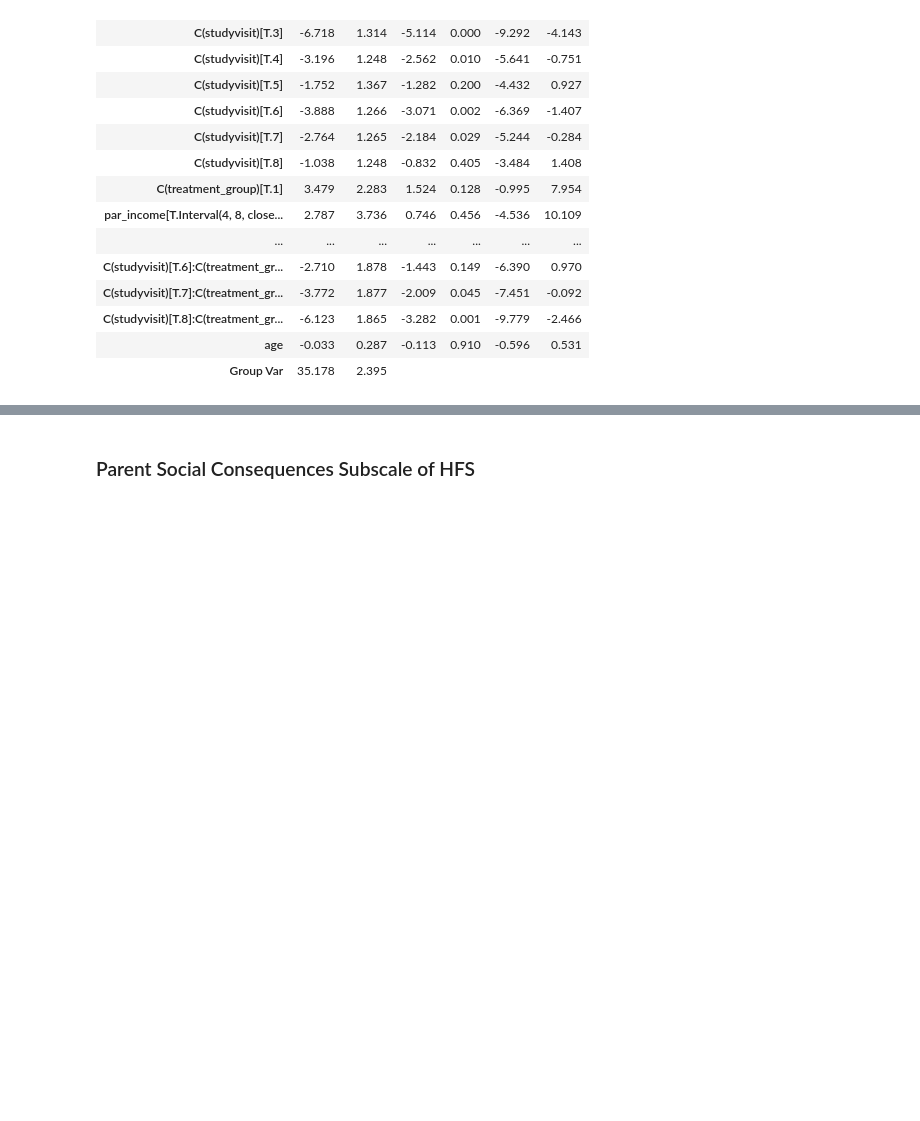
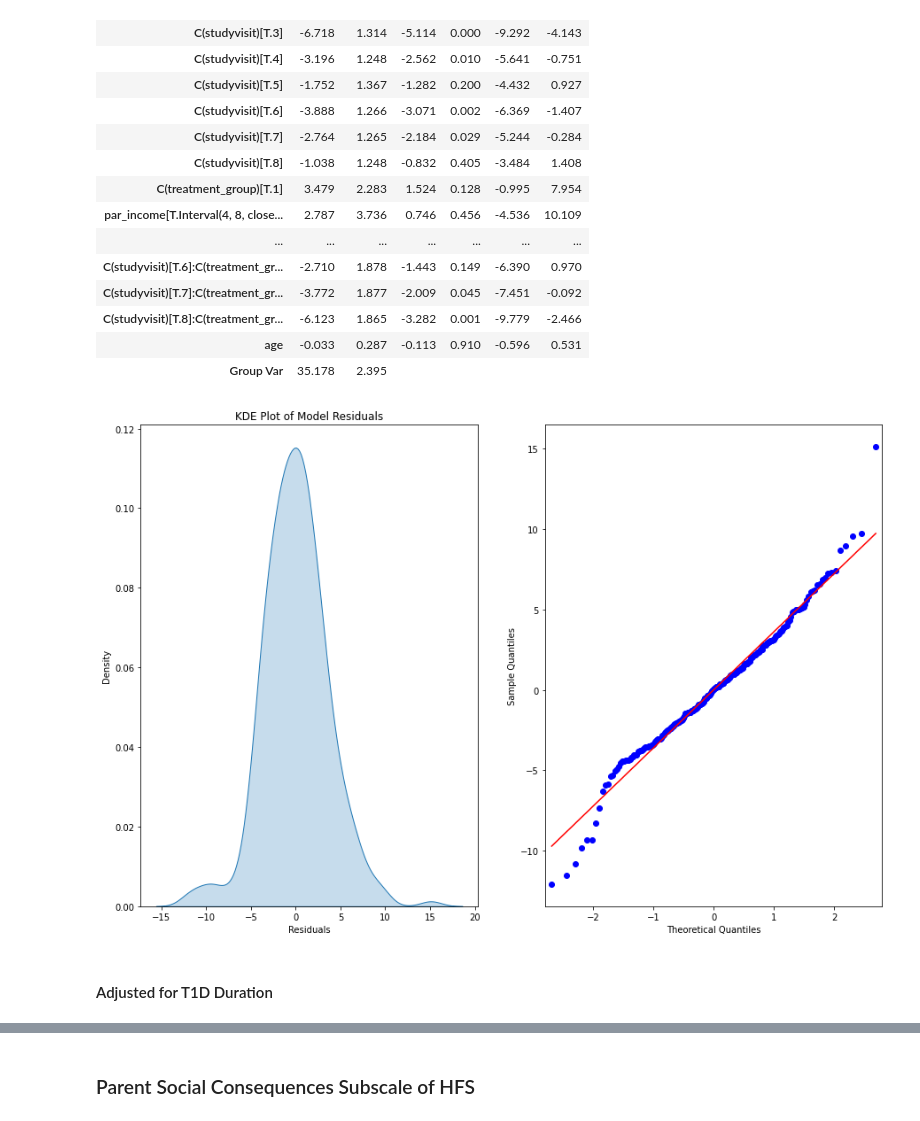
Before and after one commit to childhealthbiostatscore/BDC-Code, a Jupyter notebook: Kim Driscoll/Bring BG Down!/bbgd_mixed_models.ipynb, the cells around one changed output, grey strips where cells are left out. Drawn from its saved outputs; the diff is of its cells as text; code cells hidden in the pictures; blank space fills up the shorter version.

```diff
--- a/Kim Driscoll/Bring BG Down!/bbgd_mixed_models.ipynb
+++ b/Kim Driscoll/Bring BG Down!/bbgd_mixed_models.ipynb
@@ -155,3 +209,9 @@ results_summary.tables[1]
 | C(studyvisit)[T.8]:C(treatment_gr... | -6.123 | 1.865 | -3.282 | 0.001 | -9.779 | -2.466 |
 | age | -0.033 | 0.287 | -0.113 | 0.910 | -0.596 | 0.531 |
 | Group Var | 35.178 | 2.395 |  |  |  |  |
+# %%
+plot_resid(mdf)
+# %% [output]
+[figure, added]
+# %% [markdown]
+#### Adjusted for T1D Duration
```
Also changed, not shown: parts of 33 cells of this notebook.
